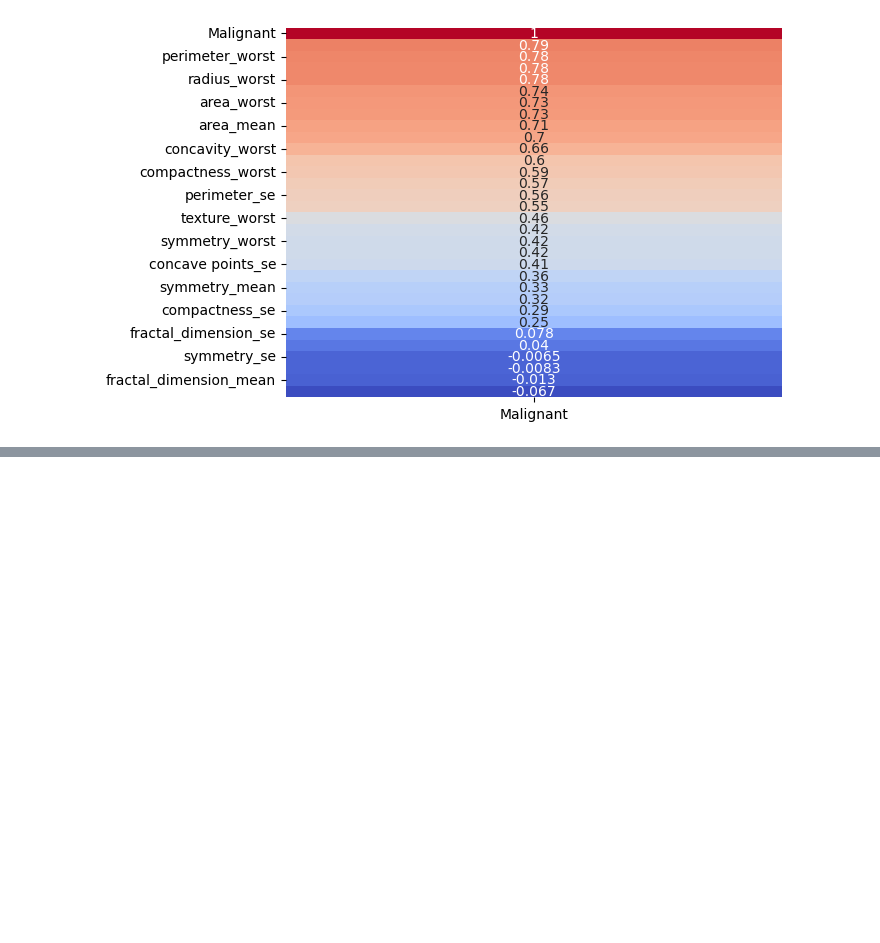
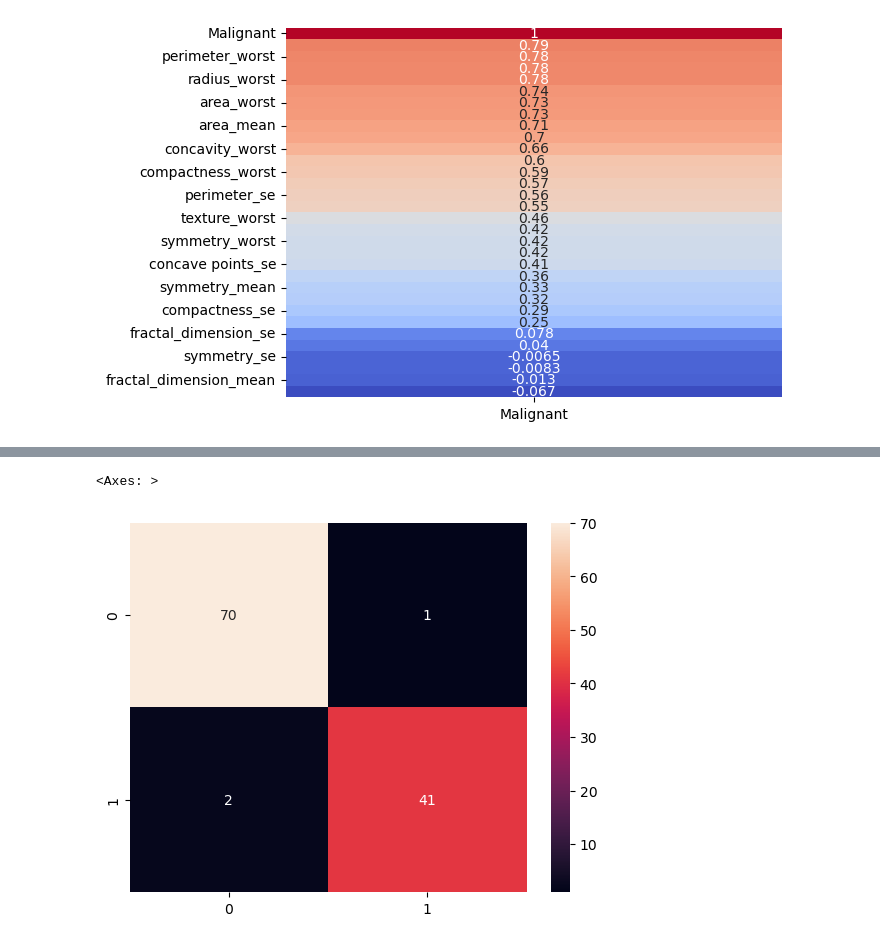
Before and after one commit to JamWils/titanic_data_set_exploration, a Jupyter notebook: unit_04_19_logistic_regression.ipynb, the cells around one changed output, grey strips where cells are left out. Cells and saved outputs as stored; diff of their text form; code cells hidden in the pictures; blank space fills up the shorter version.

Commit message:
Scaled features for logistic regression

```diff
--- a/unit_04_19_logistic_regression.ipynb
+++ b/unit_04_19_logistic_regression.ipynb
@@ -145,0 +150,12 @@ sns.heatmap(correlation_matrix['Malignant'].sort_values(ascending=False).to_fram
+# %%
+scaler = StandardScaler()
+X_train_scaled = scaler.fit_transform(X_train)
+X_test_scaled = scaler.transform(X_test)
+# %%
+model_scaled = LogisticRegression(max_iter=10000)
+model_scaled.fit(X_train_scaled, y_train)
+predictions_scaled = model_scaled.predict(X_test_scaled)
+print("Original model:")
+print(classification_report(y_test, predictions))
+print("\nScaled model:")
+print(classification_report(y_test, predictions_scaled))
@@ -145,0 +183,6 @@ sns.heatmap(correlation_matrix['Malignant'].sort_values(ascending=False).to_fram
+# %%
+cm = confusion_matrix(y_test, predictions_scaled)
+sns.heatmap(cm, annot=True, fmt='d')
+# %% [output]
+<Axes: >
+[figure, added]
```
Also changed, not shown: parts of 3 cells of this notebook.
